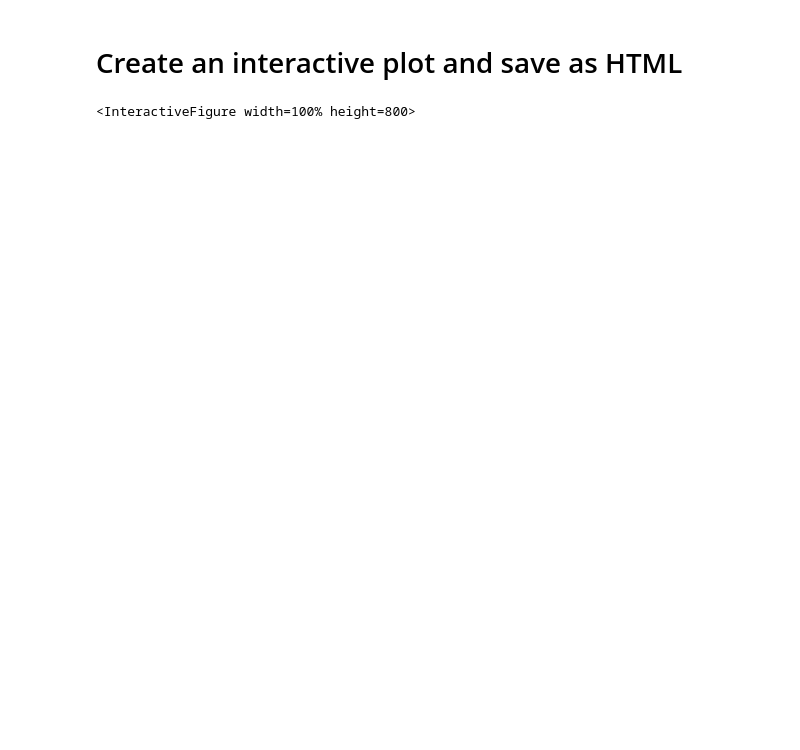
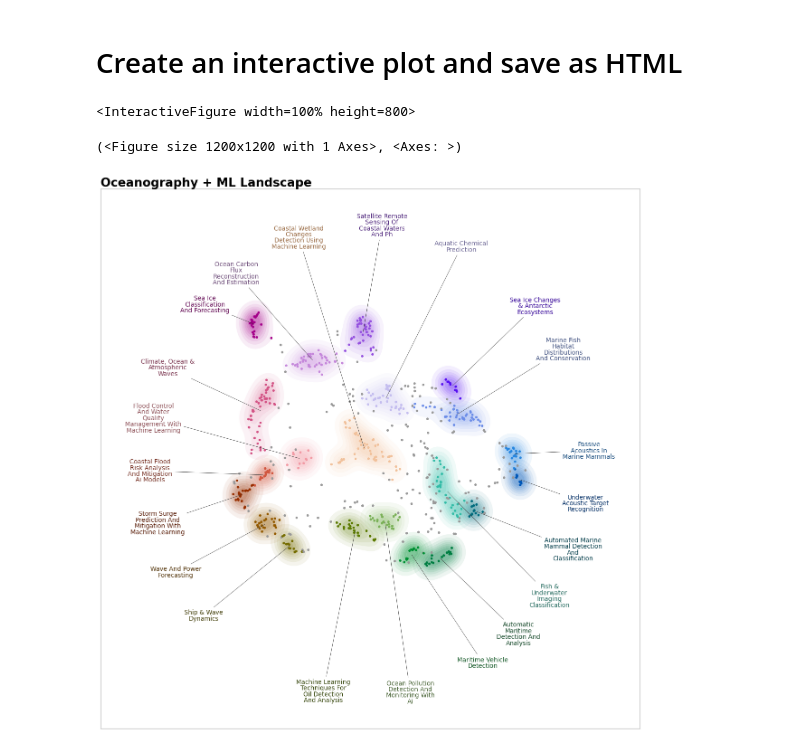
Before and after one commit to tayden/bb-ai-oceanography, a Jupyter notebook: TopicClusteringViz.ipynb, the cells around one changed output. Cells and saved outputs as stored; diff of their text form; code cells hidden in the pictures; blank space fills up the shorter version.

```diff
--- a/TopicClusteringViz.ipynb
+++ b/TopicClusteringViz.ipynb
@@ -454,7 +490,7 @@ Now we need out LLM. A quantized version of Mistral 7B is not bad, but pick the
 # !wget https://huggingface.co/QuantFactory/Meta-Llama-3-8B-Instruct-GGUF/resolve/main/Meta-Llama-3-8B-Instruct.Q4_K_M.gguf
 # !wget https://huggingface.co/QuantFactory/Meta-Llama-3-70B-Instruct-GGUF/resolve/main/Meta-Llama-3-70B-Instruct.Q4_K_M.gguf
 # %%
-llm = Llama(model_path="openhermes-2.5-mistral-7b.Q4_K_M.gguf", n_gpu_layers=-1, n_ctx=4096, stop=["--", "\n"], verbose=False)
+# llm = Llama(model_path="openhermes-2.5-mistral-7b.Q4_K_M.gguf", n_gpu_layers=-1, n_ctx=4096, stop=["--", "\n"], verbose=False)
 # llm = Llama(model_path="Meta-Llama-3-8B-Instruct.Q4_K_M.gguf", n_gpu_layers=-1, n_ctx=4096, stop=["--", "\n"], verbose=False)
 # llm = Llama(model_path="Meta-Llama-3-70B-Instruct.Q4_K_M.gguf", n_gpu_layers=-1, n_ctx=4096, stop=["--", "\n"], verbose=False)
 # %% [markdown]
@@ -493,7 +519,7 @@ def base_level_topic_names(
             distinctive_sentences_per_cluster=distinctive_sentence_layer,
             base_cluster_neighbors=base_cluster_neighbors,
         )
-        topic_name = llm(topic_naming_prompt)['choices'][0]['text']
+        topic_name = llm(topic_naming_prompt).content[0].text
         if "\n" in topic_name:
             topic_name = topic_name.lstrip("\n ")
             topic_name = topic_name.split("\n")[0]
@@ -675,7 +699,7 @@ def subtopics_and_keywords_to_topic_name(
             distinctive_sentences_layer,
             cluster_neighbors,
         )
-        topic_name = llm(topic_naming_prompt)['choices'][0]['text']
+        topic_name = llm(topic_naming_prompt).content[0].text
         if "\n" in topic_name:
             topic_name = topic_name.lstrip("\n ")
             topic_name = topic_name.split("\n")[0]
@@ -769,7 +793,7 @@ for n in trange(len(all_layer_topics) - 1, -1, -1):
             prompt_text = create_final_remedy_prompt(
                 original_topic_names, data_strings["Title"], data_vectors, indices, vector_layers[n][i]
             )
-            unique_name = llm(prompt_text, max_tokens=36)['choices'][0]['text']
+            unique_name = llm(prompt_text, max_tokens=36).content[0].text
             if "\n" in unique_name:
                 unique_name = unique_name.lstrip("\n ")
                 unique_name = unique_name.split("\n")[0]
@@ -838,3 +862,14 @@ plot
 <InteractiveFigure width=100% height=800>
 # %%
 plot.save("index.html")
+# %%
+# Static visualization
+plot = datamapplot.create_plot(
+    data_map,
+    layer_clusters[0],
+    title="Oceanography + ML Landscape"
+)
+plot
+# %% [output]
+(<Figure size 1200x1200 with 1 Axes>, <Axes: >)
+[figure, added]
```
Also changed, not shown: parts of 21 cells of this notebook, 1 other file.
